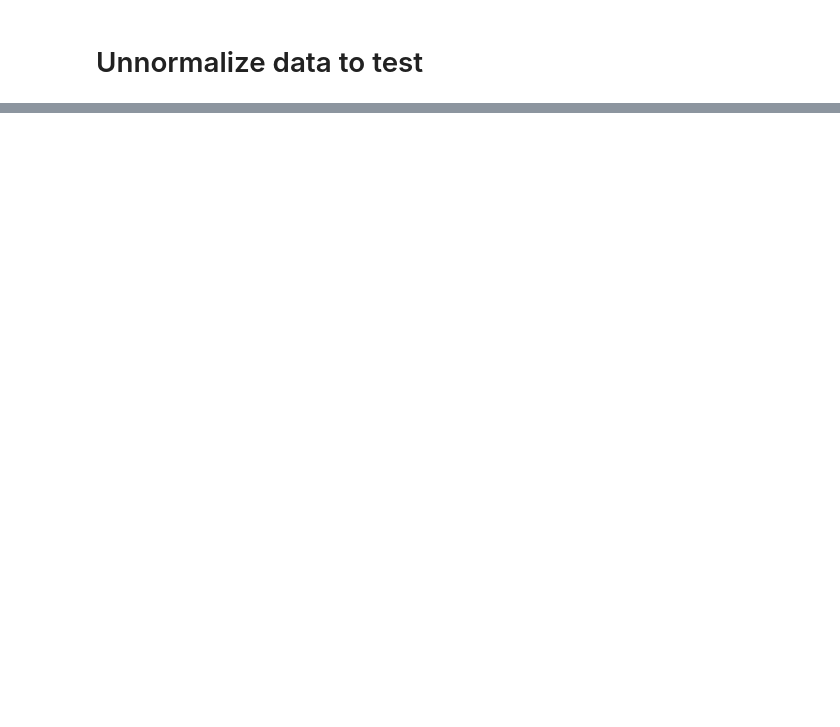
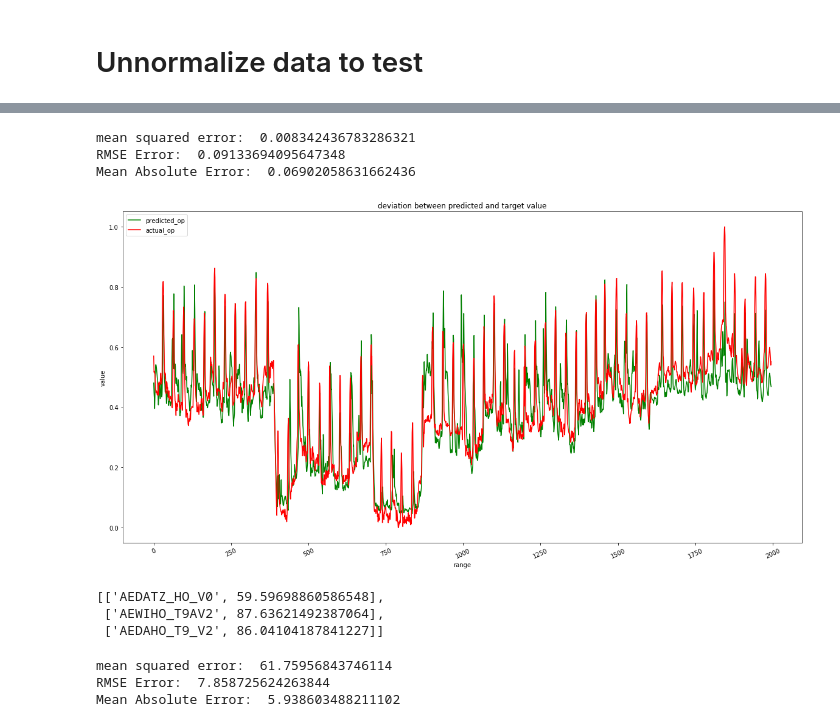
Before and after one commit to atifkarim/Time-Series-Forecasting-Using-Machine-Learning-Algorithm, a Jupyter notebook: CNN_LSTM.ipynb, the cells around one changed output, grey strips where cells are left out. Saved outputs shown, nothing was run; the diff lists cells and outputs as text; code cells hidden in the pictures; blank space fills up the shorter version.

```diff
--- a/CNN_LSTM.ipynb
+++ b/CNN_LSTM.ipynb
@@ -325,0 +310,24 @@ for index,values in enumerate(multivariate_data.index):
+# %%
+def make_test_set(start,end,multivariate_column_label):
+    global test_new
+    test_dataset=test_new.iloc[start:end][multivariate_column_label]
+    test_dataset=test_dataset.loc[::-1]
+    mean_value=test_dataset.mean()
+    test_dataset_mean= test_dataset.replace(0,mean_value)
+    global min_max_scaler
+    np_scaled_1 = min_max_scaler.fit_transform(test_dataset_mean)
+    df_normalized_1 = pd.DataFrame(np_scaled_1,columns=multivariate_column_label)
+
+    return df_normalized_1,test_dataset_mean
+
+
+norm_data,unnorm_data=make_test_set(18000,20000,multivariate_column_label)
+
+my_data_array=np.array(norm_data)
+ready_ip,ready_op=split_sequence(my_data_array,n_steps_1)
+
+def do_reshape(ready_ip_1):
+    global n_seq,n_steps_2
+    x_input = ready_ip_1.reshape((ready_ip_1.shape[0], n_seq, n_steps_2, ready_ip_1.shape[-1]))
+    return x_input
+reshaped_input=do_reshape(ready_ip)
@@ -325,0 +367,4 @@ for index,values in enumerate(multivariate_data.index):
+# %%
+maximum_val=ready_op.max()
+print(maximum_val)
+yhat_new=cnn_lstm.predict(reshaped_input, verbose=1)
@@ -325,0 +374,25 @@ for index,values in enumerate(multivariate_data.index):
+# %%
+from sklearn.metrics import mean_squared_error
+from math import sqrt
+
+#Print MSE to see how good the model is
+Error = mean_squared_error(ready_op,yhat_new)
+print('mean squared error: ',Error)
+print('RMSE Error: ',sqrt(Error))
+Error_1 = mean_absolute_error(ready_op,yhat_new)
+print('Mean Absolute Error: ',Error_1)
+# %% [output]
+mean squared error:  0.008342436783286321
+RMSE Error:  0.09133694095647348
+Mean Absolute Error:  0.06902058631662436
+# %%
+plt.plot(yhat_new,color='green')
+plt.plot(ready_op,color='red')
+plt.xticks( rotation=25)
+plt.title('deviation between predicted and target value')
+plt.ylabel('value')
+plt.xlabel('range')
+plt.legend(['predicted_op', 'actual_op'], loc='upper left')
+plt.show()
+# %% [output]
+[figure, added]
@@ -325,0 +407,6 @@ for index,values in enumerate(multivariate_data.index):
+# %%
+max_array_1
+# %% [output]
+[['AEDATZ_HO_V0', 59.59698860586548],
+ ['AEWIHO_T9AV2', 87.63621492387064],
+ ['AEDAHO_T9_V2', 86.04104187841227]]
@@ -325,0 +418,14 @@ for index,values in enumerate(multivariate_data.index):
+# %%
+from sklearn.metrics import mean_squared_error
+from math import sqrt
+
+#Print MSE to see how good the model is
+Error = mean_squared_error(unnormalized_actual_op,unnormalized_prdicted)
+print('mean squared error: ',Error)
+print('RMSE Error: ',sqrt(Error))
+Error_1 = mean_absolute_error(unnormalized_actual_op,unnormalized_prdicted)
+print('Mean Absolute Error: ',Error_1)
+# %% [output]
+mean squared error:  61.75956843746114
+RMSE Error:  7.858725624263844
+Mean Absolute Error:  5.938603488211102
```
Also changed, not shown: parts of 32 cells of this notebook.
